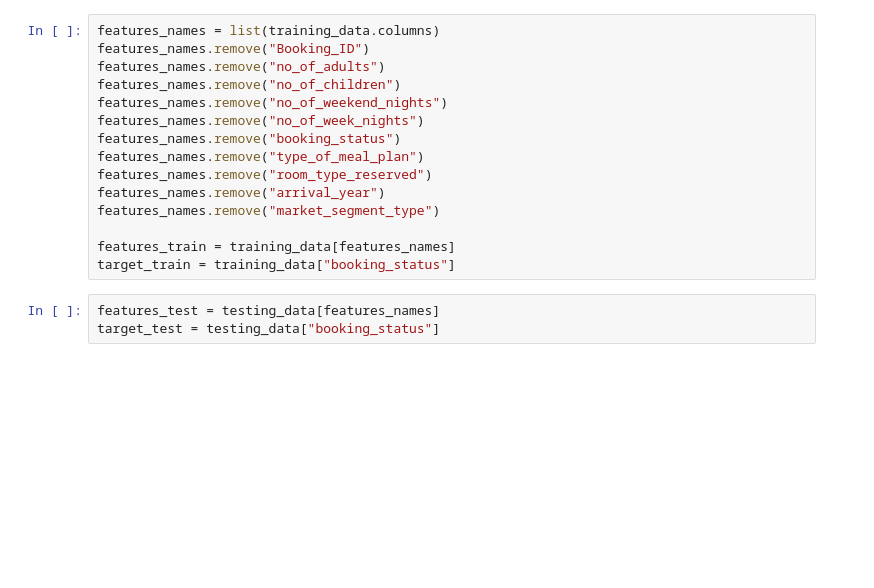
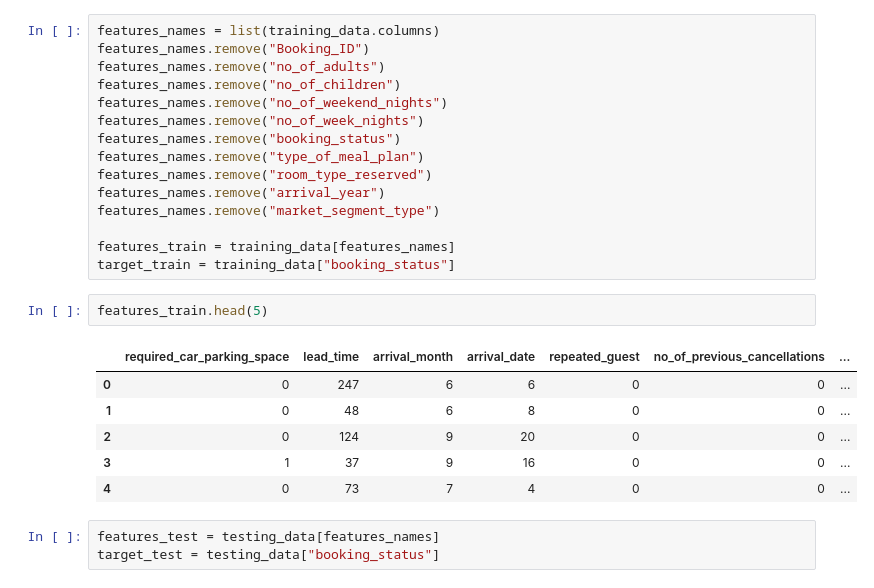
Before and after one commit to karriechou/inf2179-ml-challenge, a Jupyter notebook: KarrieChou_inf2179_ml_challenge_code.ipynb, the cells around one changed output. Cells and saved outputs as stored; diff of their text form; blank space fills up the shorter version.

```diff
--- a/KarrieChou_inf2179_ml_challenge_code.ipynb
+++ b/KarrieChou_inf2179_ml_challenge_code.ipynb
@@ -199,6 +201,15 @@ features_names.remove("market_segment_type")
 
 features_train = training_data[features_names]
 target_train = training_data["booking_status"]
+# %%
+features_train.head(5)
+# %% [output]
+|  | required_car_parking_space | lead_time | arrival_month | arrival_date | repeated_guest | no_of_previous_cancellations | ... |
+| 0 | 0 | 247 | 6 | 6 | 0 | 0 | ... |
+| 1 | 0 | 48 | 6 | 8 | 0 | 0 | ... |
+| 2 | 0 | 124 | 9 | 20 | 0 | 0 | ... |
+| 3 | 1 | 37 | 9 | 16 | 0 | 0 | ... |
+| 4 | 0 | 73 | 7 | 4 | 0 | 0 | ... |
 # %%
 features_test = testing_data[features_names]
 target_test = testing_data["booking_status"]
```
Also changed, not shown: parts of 19 cells of this notebook.
